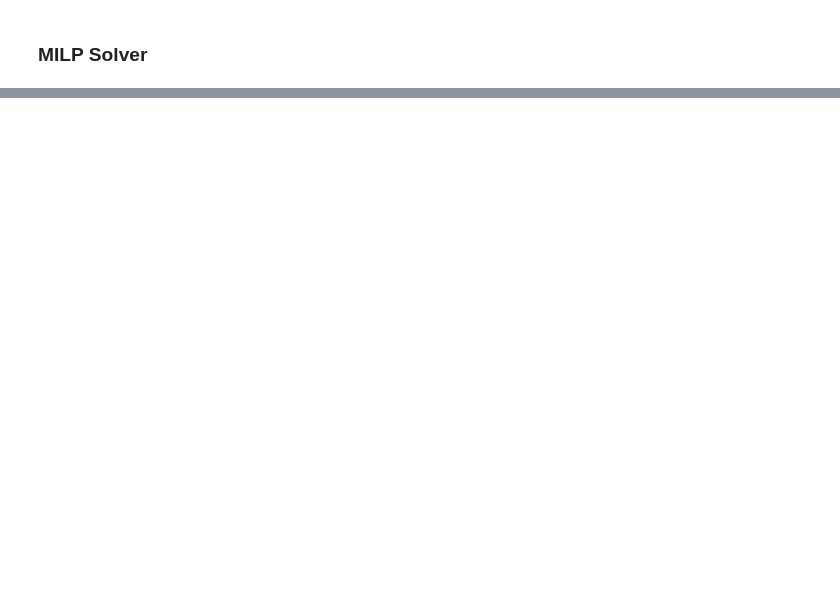
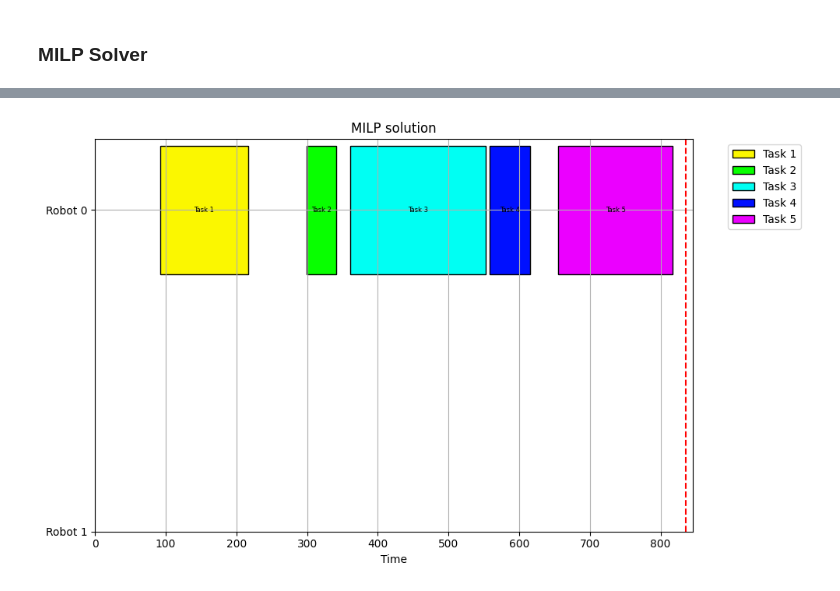
Before and after one commit to jakbichler/Sadcher, a Jupyter notebook: baselines/algorithm_comparison.ipynb, the cells around one changed output, grey strips where cells are left out. Drawn from its saved outputs; the diff is of its cells as text; code cells hidden in the pictures; blank space fills up the shorter version.

```diff
--- a/baselines/algorithm_comparison.ipynb
+++ b/baselines/algorithm_comparison.ipynb
@@ -80,0 +61,5 @@ plot_gantt_chart("MILP solution", robots, tasks_to_plot_milp, task_colors)
+# %%
+%autoreload 2
+
+milp_schedule = milp_scheduling(problem_instance)
+print(milp_schedule)
@@ -81 +81,6 @@ plot_gantt_chart("MILP solution", robots, tasks_to_plot_milp, task_colors)
+# %%
+%autoreload 2
+plot_gantt_chart("MILP solution", milp_schedule)
+# %% [output]
+[figure, added]
 # %%
```
Also changed, not shown: parts of 16 cells of this notebook, 5 other files.
